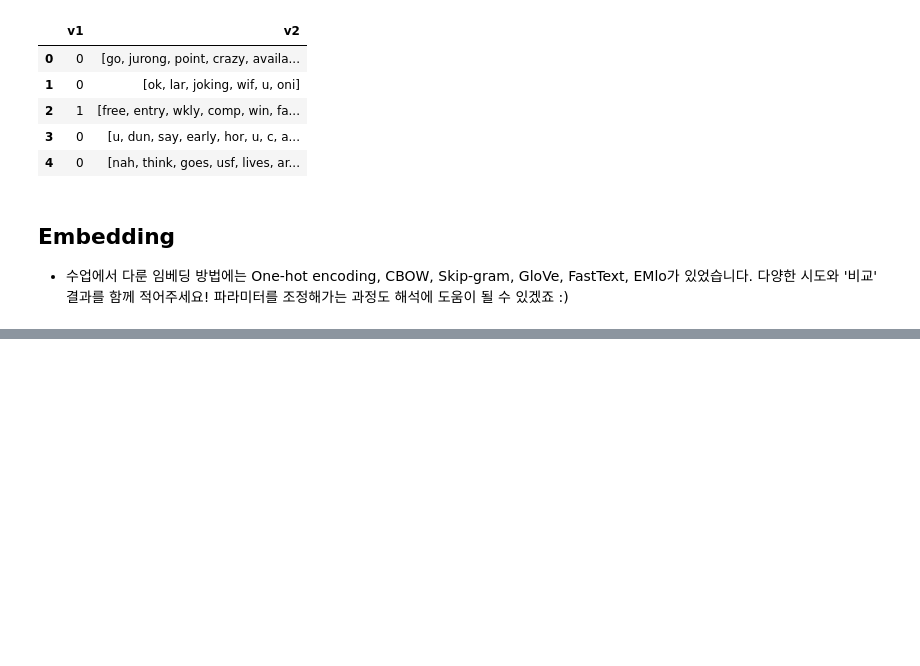
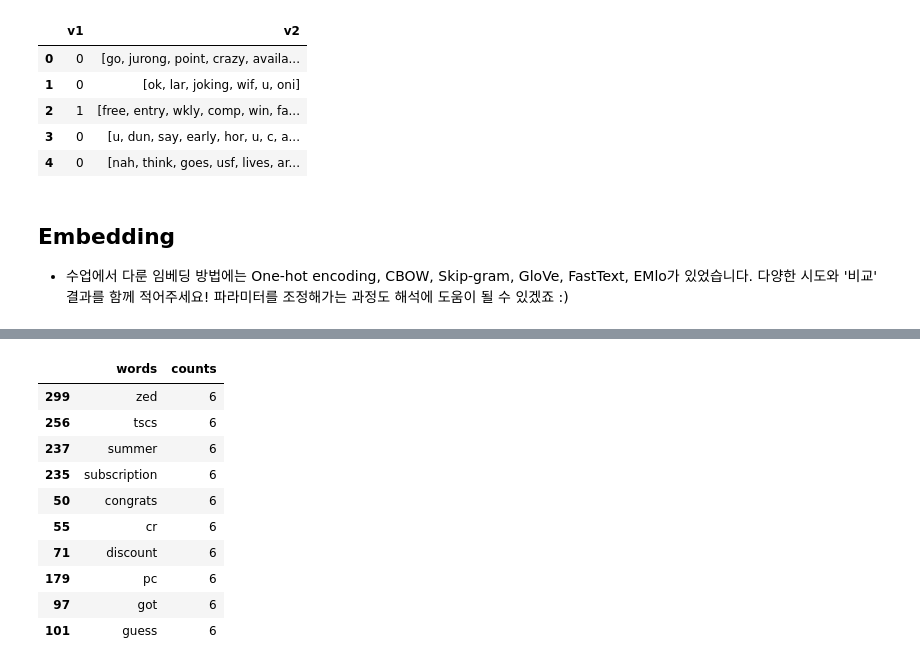
Before and after one commit to hyeok-jong/tobigs17, a Jupyter notebook: week7/NLP/week7_nlp_basic_assignment.ipynb, the cells around one changed output, grey strips where cells are left out. Saved outputs shown, nothing was run; the diff lists cells and outputs as text; code cells hidden in the pictures; blank space fills up the shorter version.

```diff
--- a/week7/NLP/week7_nlp_basic_assignment.ipynb
+++ b/week7/NLP/week7_nlp_basic_assignment.ipynb
@@ -231,0 +230,15 @@ word_counts_spam.sort_values('counts', ascending = False)
+# %%
+# spam 에서 빈도수 낮은 token -> 아래 min_count에서 사용하기 위해
+word_count_spam.sort_values('counts', ascending = True).head(10)
+# %% [output]
+|  | words | counts |
+| 299 | zed | 6 |
+| 256 | tscs | 6 |
+| 237 | summer | 6 |
+| 235 | subscription | 6 |
+| 50 | congrats | 6 |
+| 55 | cr | 6 |
+| 71 | discount | 6 |
+| 179 | pc | 6 |
+| 97 | got | 6 |
+| 101 | guess | 6 |
```
Also changed, not shown: parts of 50 cells of this notebook.
